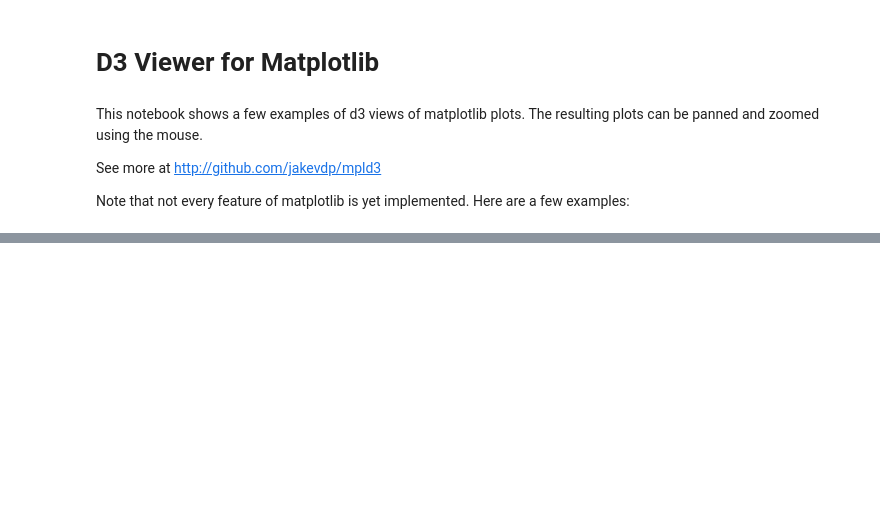
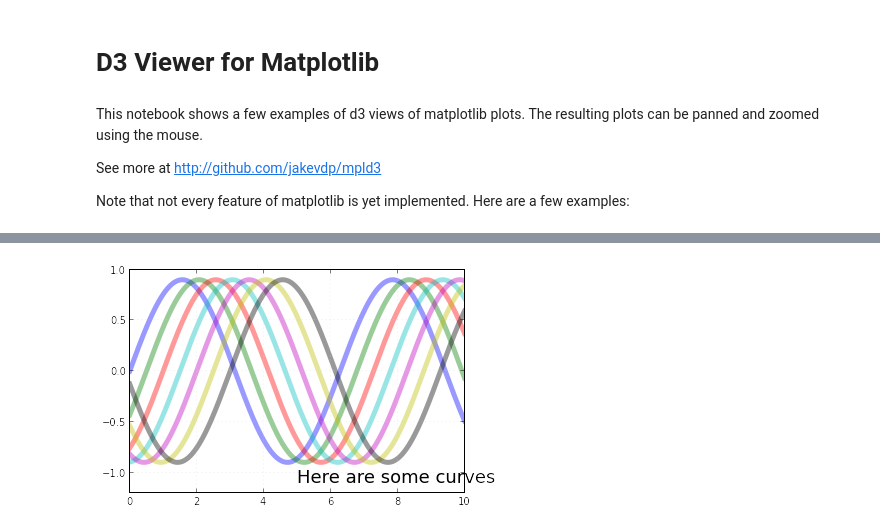
Before and after one commit to mpld3/mpld3, a Jupyter notebook: examples/mpld3_demo.ipynb, the cells around one changed output, grey strips where cells are left out. Drawn from its saved outputs; the diff is of its cells as text; code cells hidden in the pictures; blank space fills up the shorter version.

```diff
--- a/examples/mpld3_demo.ipynb
+++ b/examples/mpld3_demo.ipynb
@@ -39,6 +37,4 @@ for offset in np.linspace(0, 3, 7):
 ax.set_ylim(-1.2, 1.0)
 ax.text(5, -1.1, "Here are some curves", size=18)
 ax.grid(color='lightgray', alpha=0.7)
-
-display_d3(fig)
 # %% [output]
@@ -46,3 +41,4 @@ display_d3(fig)
+[figure, added]
 # %%
 # multiple subplots
 fig = plt.figure(figsize=(8, 6))
```
Also changed, not shown: parts of 5 cells of this notebook, 1 other file.
